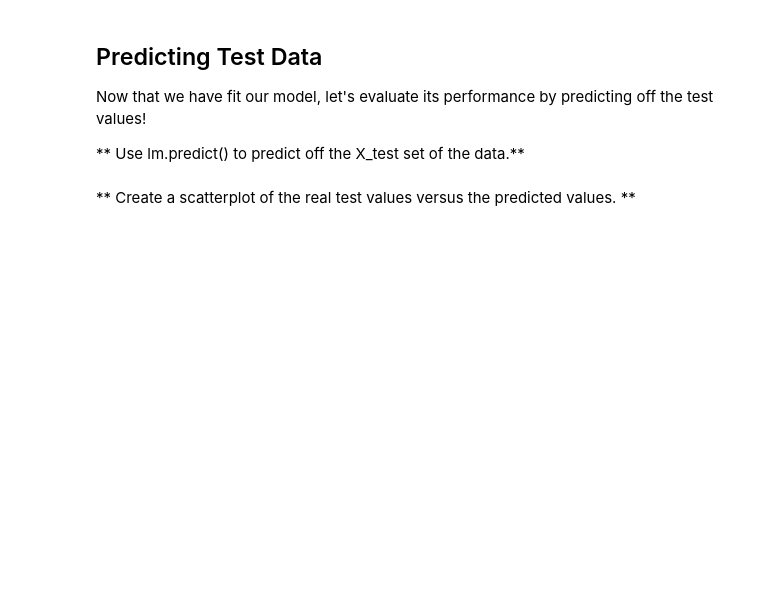
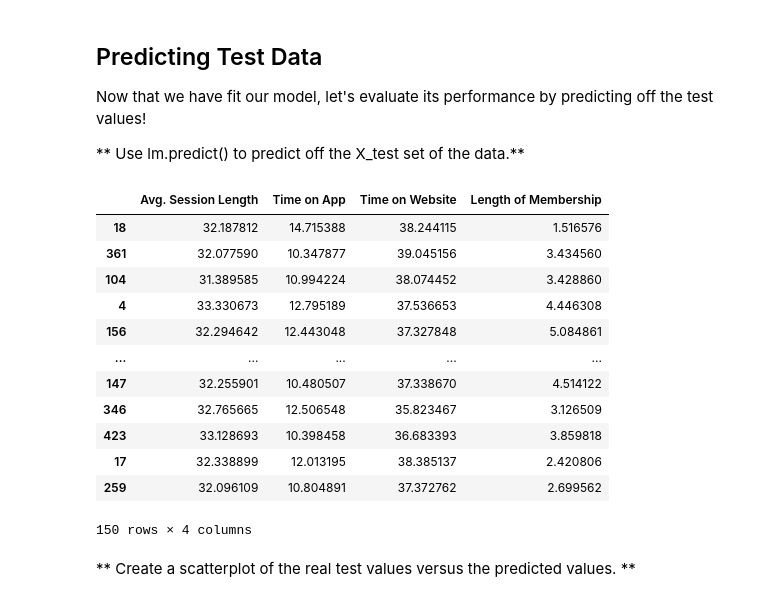
Before and after one commit to TatoSec/Python-DataScience-Practice, a Jupyter notebook: Linear-Regression-Model/Objective/02-Linear Regression Project.ipynb, the cells around one changed output. Drawn from its saved outputs; the diff is of its cells as text; code cells hidden in the pictures; blank space fills up the shorter version.

```diff
--- a/Linear-Regression-Model/Objective/02-Linear Regression Project.ipynb
+++ b/Linear-Regression-Model/Objective/02-Linear Regression Project.ipynb
@@ -128,2 +131,4 @@ Now that we've explored the data a bit, let's go ahead and split the data into t
+# %%
+y = df['Yearly Amount Spent']
 # %% [markdown]
 ** Use model_selection.train_test_split from sklearn to split the data into training and testing sets. Set test_size=0.3 and random_state=101**
@@ -151,5 +165,22 @@ Coefficients:
 Now that we have fit our model, let's evaluate its performance by predicting off the test values!
 
 ** Use lm.predict() to predict off the X_test set of the data.**
+# %%
+predictions = lm.predict(X_test)
+X_test
+# %% [output]
+|  | Avg. Session Length | Time on App | Time on Website | Length of Membership |
+| 18 | 32.187812 | 14.715388 | 38.244115 | 1.516576 |
+| 361 | 32.077590 | 10.347877 | 39.045156 | 3.434560 |
+| 104 | 31.389585 | 10.994224 | 38.074452 | 3.428860 |
+| 4 | 33.330673 | 12.795189 | 37.536653 | 4.446308 |
+| 156 | 32.294642 | 12.443048 | 37.327848 | 5.084861 |
+| ... | ... | ... | ... | ... |
+| 147 | 32.255901 | 10.480507 | 37.338670 | 4.514122 |
+| 346 | 32.765665 | 12.506548 | 35.823467 | 3.126509 |
+| 423 | 33.128693 | 10.398458 | 36.683393 | 3.859818 |
+| 17 | 32.338899 | 12.013195 | 38.385137 | 2.420806 |
+| 259 | 32.096109 | 10.804891 | 37.372762 | 2.699562 |
+150 rows × 4 columns
 # %% [markdown]
 ** Create a scatterplot of the real test values versus the predicted values. **
```
Also changed, not shown: parts of 22 cells of this notebook.
